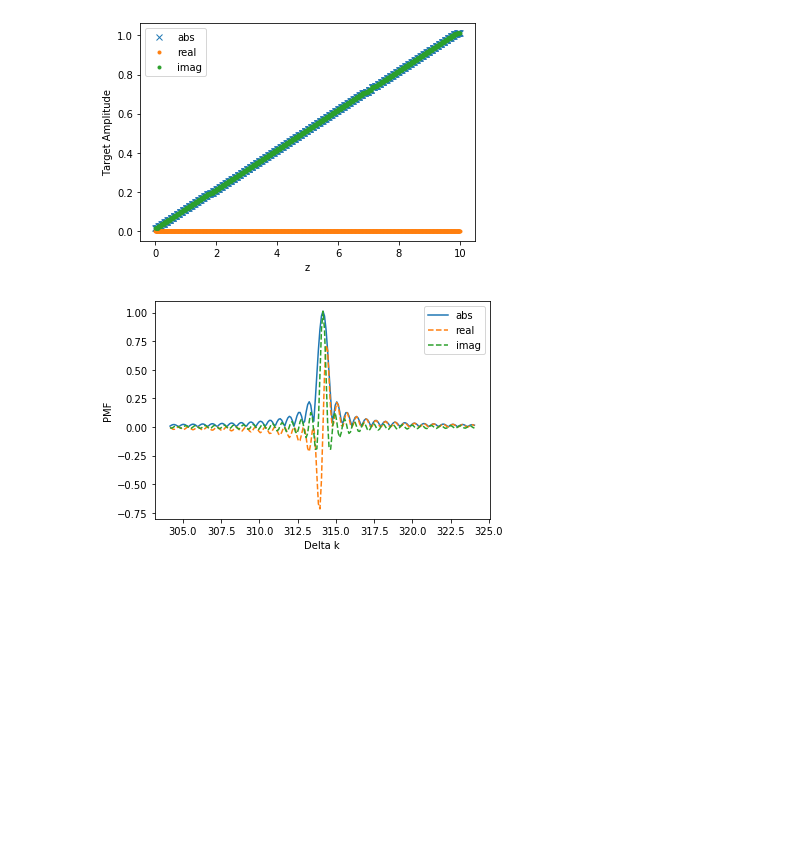
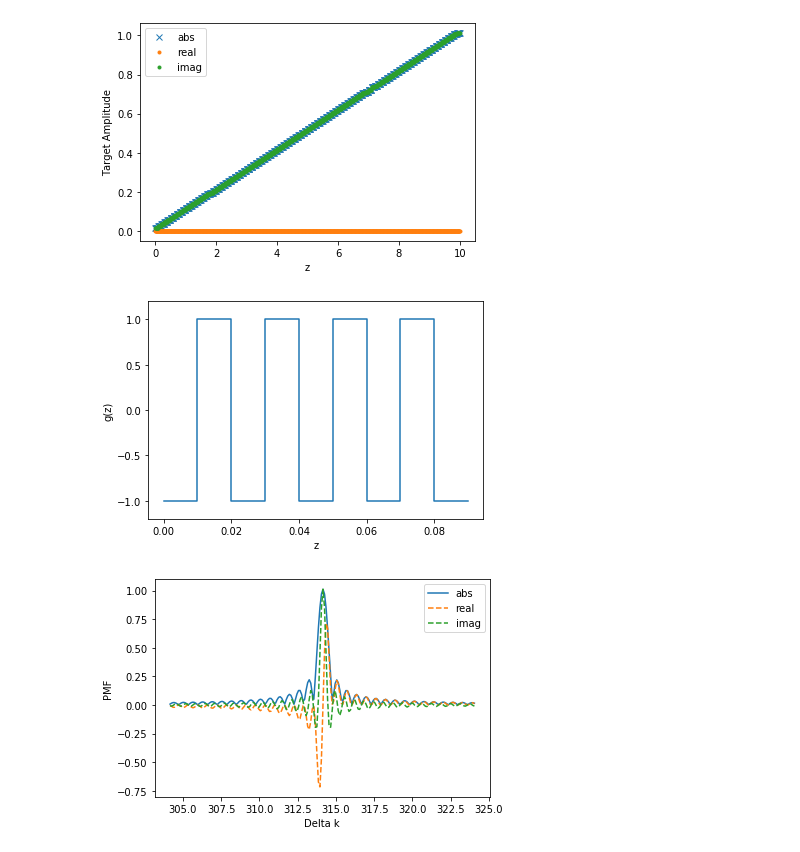
Before and after one commit to abranczyk/custom-poling, a Jupyter notebook: Tutorial 3 - Customizing a crystal.ipynb, the cells around one changed output. Drawn from its saved outputs; the diff is of its cells as text; code cells hidden in the pictures; blank space fills up the shorter version.

```diff
--- a/Tutorial 3 - Customizing a crystal.ipynb
+++ b/Tutorial 3 - Customizing a crystal.ipynb
@@ -39,8 +39,11 @@ target_sinc.plot_amplitude()
 # %% [output]
 [figure]
 # %%
-# Compute the custom domains
+# Compute and plot the custom domains
 custom_domains_sinc = custom_crystal_sinc.compute_domains(target_amplitude_sinc,k0)
+custom_crystal_sinc.plot_domains(n_max=10)
+# %% [output]
+[figure, added]
 # %%
 # Compute and plot the PMF for the cystomized crystal
 
```
Also changed, not shown: parts of 1 cell of this notebook, 3 other files.
